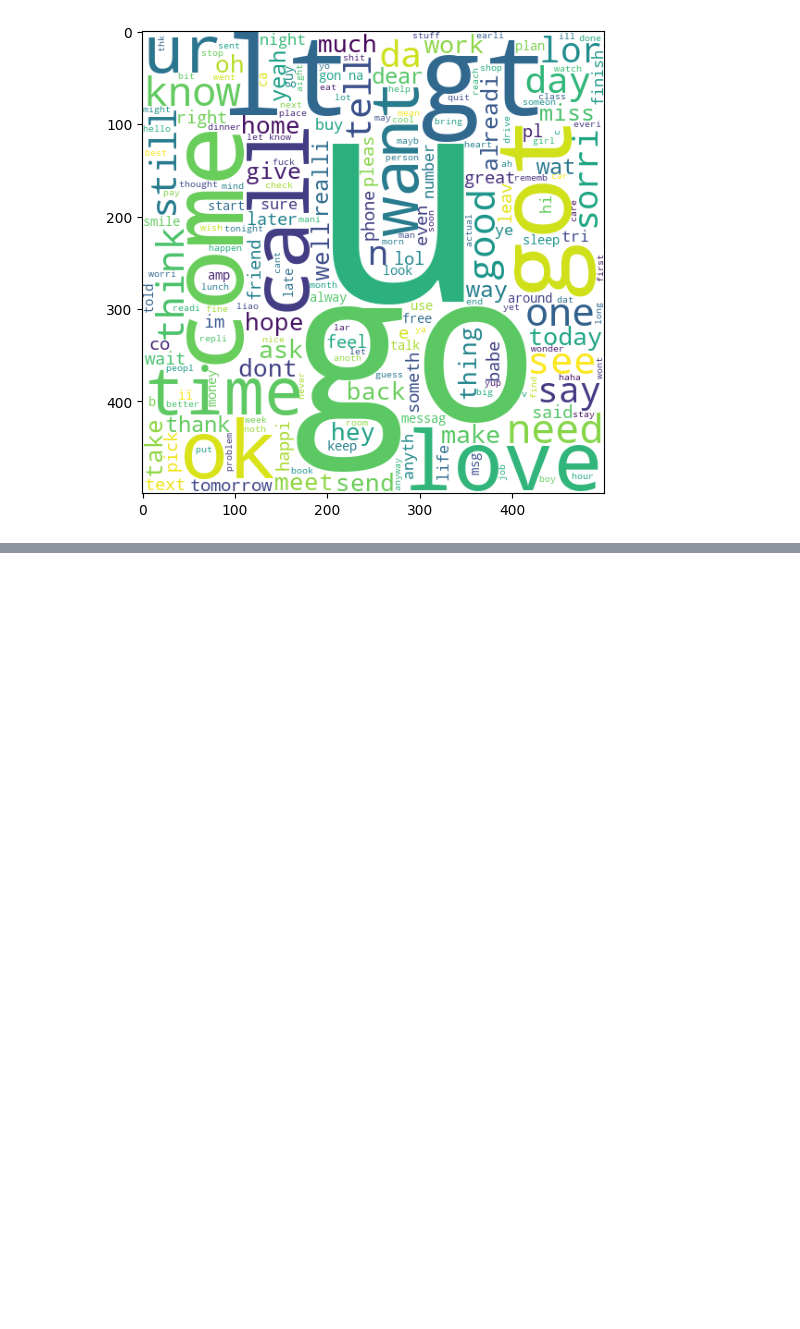
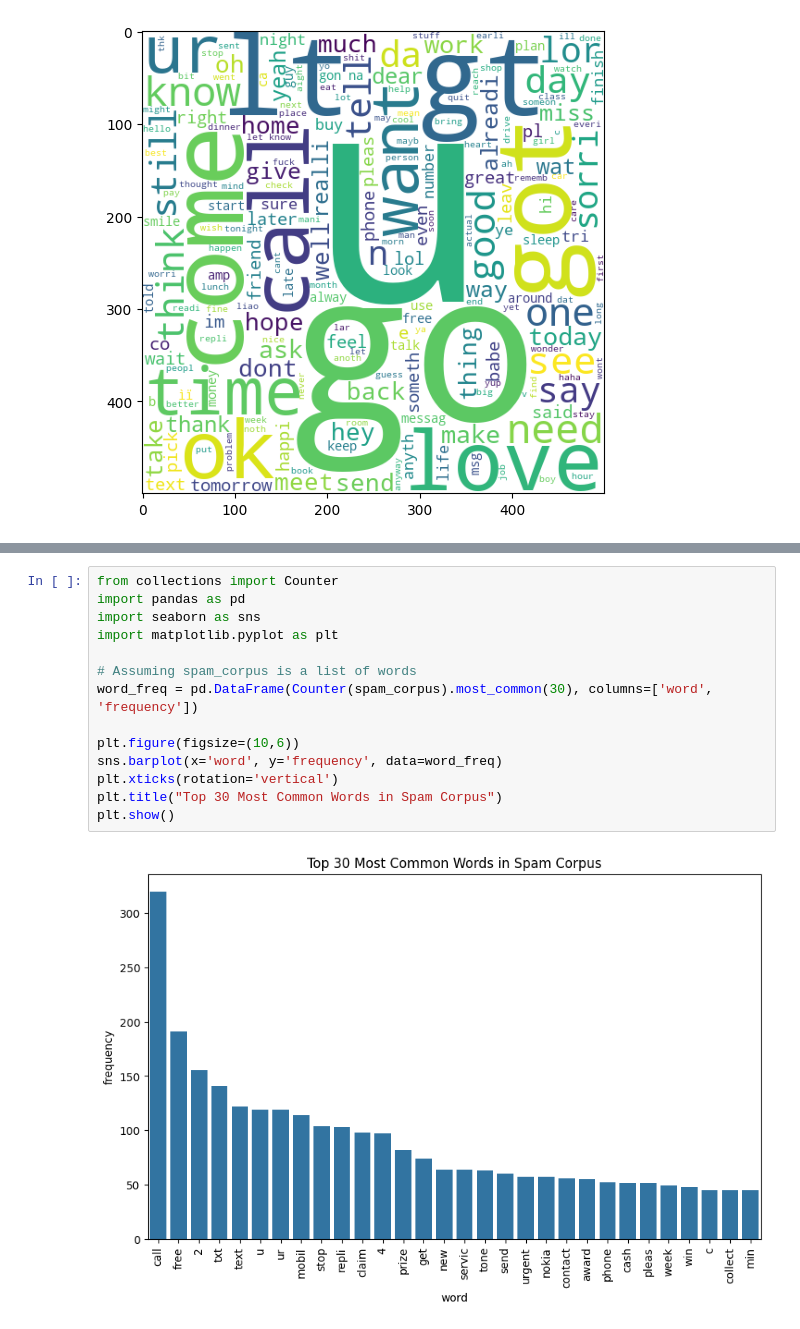
Before and after one commit to afadnan/emailSpamClassification, a Jupyter notebook: spamClassification.ipynb, the cells around one changed output, grey strips where cells are left out. Drawn from its saved outputs; the diff is of its cells as text; blank space fills up the shorter version.

```diff
--- a/spamClassification.ipynb
+++ b/spamClassification.ipynb
@@ -527,0 +571,16 @@ plt.imshow(ham_wc)
+# %%
+from collections import Counter
+import pandas as pd
+import seaborn as sns
+import matplotlib.pyplot as plt
+
+# Assuming spam_corpus is a list of words
+word_freq = pd.DataFrame(Counter(spam_corpus).most_common(30), columns=['word', 'frequency'])
+
+plt.figure(figsize=(10,6))
+sns.barplot(x='word', y='frequency', data=word_freq)
+plt.xticks(rotation='vertical')
+plt.title("Top 30 Most Common Words in Spam Corpus")
+plt.show()
+# %% [output]
+[figure, added]
```
Also changed, not shown: parts of 7 cells of this notebook.
